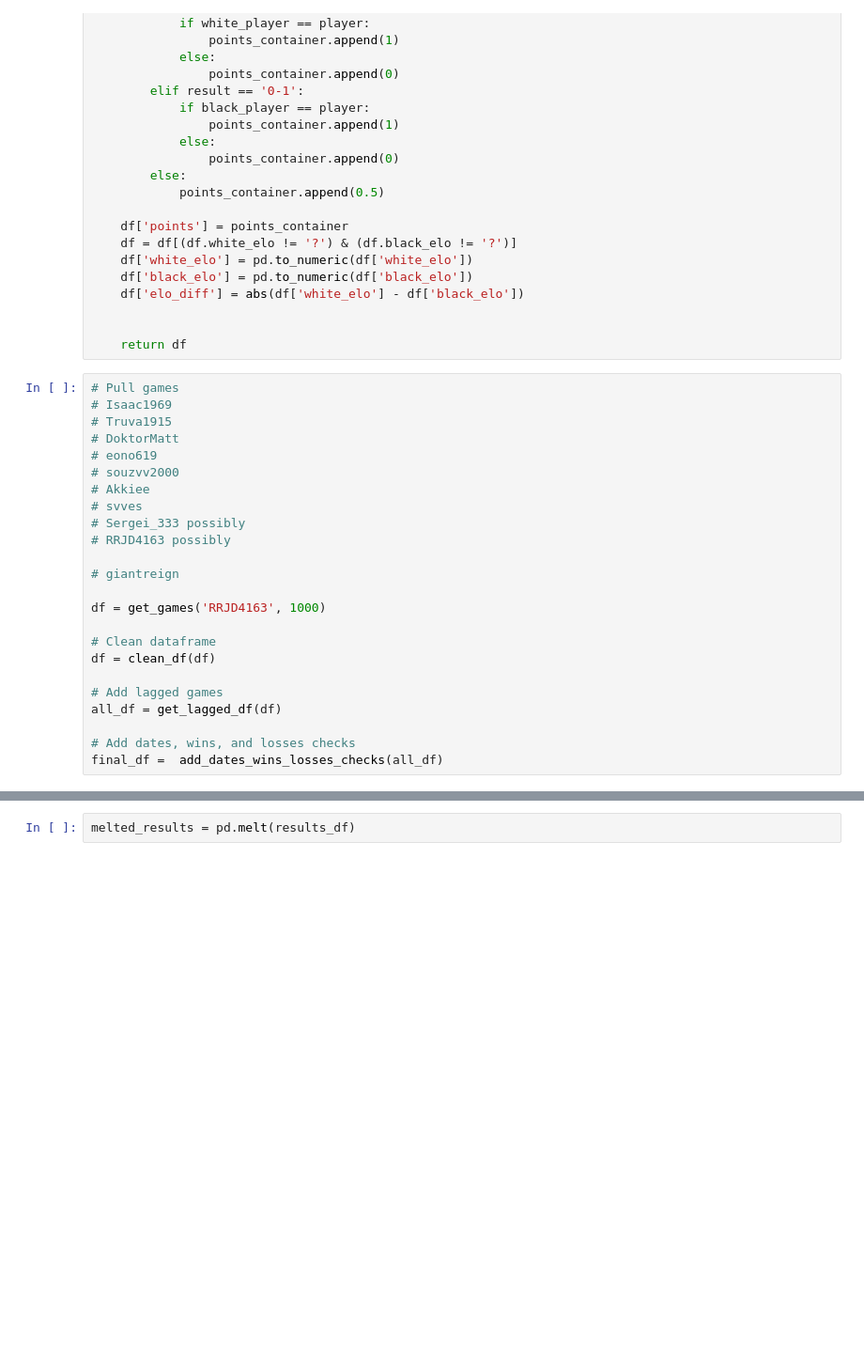
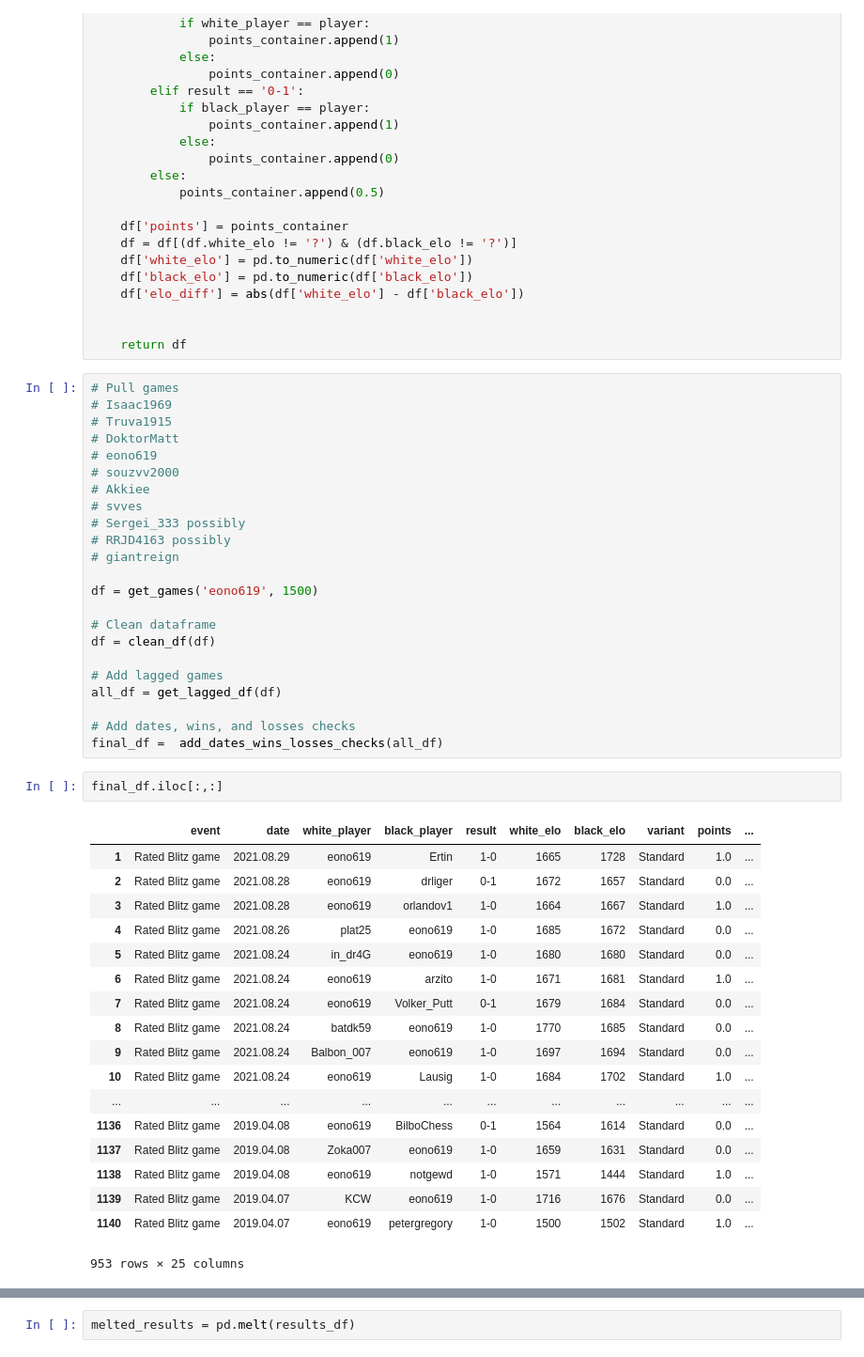
Before and after one commit to eonofrey/chess_hot_hand, a Jupyter notebook: chess_hot_hand_clean.ipynb, the cells around one changed output, grey strips where cells are left out. Shown: that part at 94% size. Cells and saved outputs as stored; diff of their text form; blank space fills up the shorter version.

```diff
--- a/chess_hot_hand_clean.ipynb
+++ b/chess_hot_hand_clean.ipynb
@@ -196,10 +196,9 @@ def get_games(player='eono619', games=100):
 # svves
 # Sergei_333 possibly
 # RRJD4163 possibly
-
 # giantreign
 
-df = get_games('RRJD4163', 1000)
+df = get_games('eono619', 1500)
 
 # Clean dataframe
 df = clean_df(df)
@@ -209,4 +208,25 @@ all_df = get_lagged_df(df)
 
 # Add dates, wins, and losses checks
 final_df =  add_dates_wins_losses_checks(all_df)
+# %%
+final_df.iloc[:,:]
+# %% [output]
+|  | event | date | white_player | black_player | result | white_elo | black_elo | variant | points | ... |
+| 1 | Rated Blitz game | 2021.08.29 | eono619 | Ertin | 1-0 | 1665 | 1728 | Standard | 1.0 | ... |
+| 2 | Rated Blitz game | 2021.08.28 | eono619 | drliger | 0-1 | 1672 | 1657 | Standard | 0.0 | ... |
+| 3 | Rated Blitz game | 2021.08.28 | eono619 | orlandov1 | 1-0 | 1664 | 1667 | Standard | 1.0 | ... |
+| 4 | Rated Blitz game | 2021.08.26 | plat25 | eono619 | 1-0 | 1685 | 1672 | Standard | 0.0 | ... |
+| 5 | Rated Blitz game | 2021.08.24 | in_dr4G | eono619 | 1-0 | 1680 | 1680 | Standard | 0.0 | ... |
+| 6 | Rated Blitz game | 2021.08.24 | eono619 | arzito | 1-0 | 1671 | 1681 | Standard | 1.0 | ... |
+| 7 | Rated Blitz game | 2021.08.24 | eono619 | Volker_Putt | 0-1 | 1679 | 1684 | Standard | 0.0 | ... |
+| 8 | Rated Blitz game | 2021.08.24 | batdk59 | eono619 | 1-0 | 1770 | 1685 | Standard | 0.0 | ... |
+| 9 | Rated Blitz game | 2021.08.24 | Balbon_007 | eono619 | 1-0 | 1697 | 1694 | Standard | 0.0 | ... |
+| 10 | Rated Blitz game | 2021.08.24 | eono619 | Lausig | 1-0 | 1684 | 1702 | Standard | 1.0 | ... |
+| ... | ... | ... | ... | ... | ... | ... | ... | ... | ... | ... |
+| 1136 | Rated Blitz game | 2019.04.08 | eono619 | BilboChess | 0-1 | 1564 | 1614 | Standard | 0.0 | ... |
+| 1137 | Rated Blitz game | 2019.04.08 | Zoka007 | eono619 | 1-0 | 1659 | 1631 | Standard | 0.0 | ... |
+| 1138 | Rated Blitz game | 2019.04.08 | eono619 | notgewd | 1-0 | 1571 | 1444 | Standard | 1.0 | ... |
+| 1139 | Rated Blitz game | 2019.04.07 | KCW | eono619 | 1-0 | 1716 | 1676 | Standard | 0.0 | ... |
+| 1140 | Rated Blitz game | 2019.04.07 | eono619 | petergregory | 1-0 | 1500 | 1502 | Standard | 1.0 | ... |
+953 rows × 25 columns
 # %%
```
Also changed, not shown: parts of 11 cells of this notebook.
